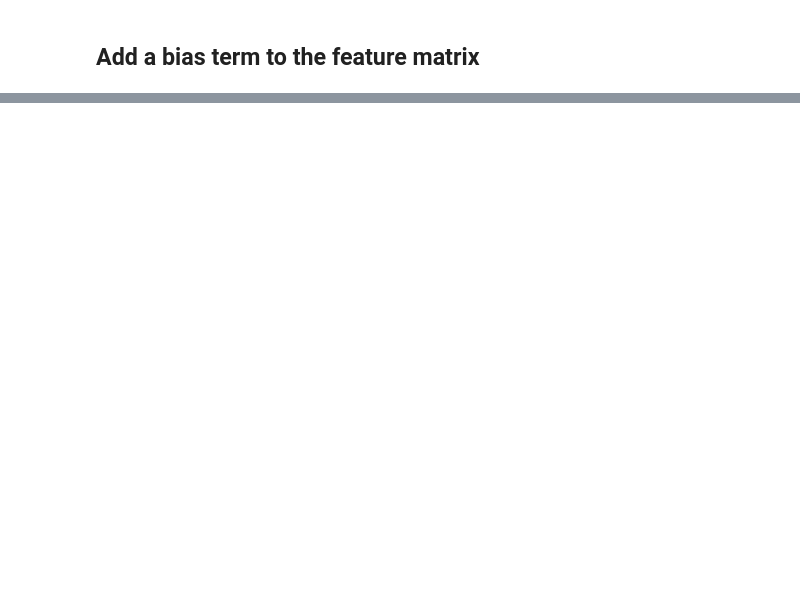
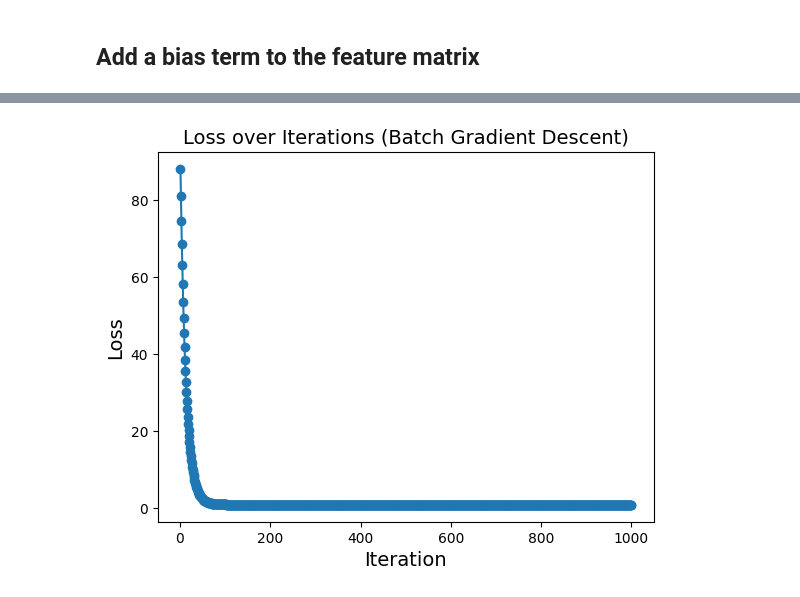
Before and after one commit to Jadhav-Sourabh/Data-Science, a Jupyter notebook: Linear-regression/linear_regression_from_scratch.ipynb, the cells around one changed output, grey strips where cells are left out. Saved outputs shown, nothing was run; the diff lists cells and outputs as text; code cells hidden in the pictures; blank space fills up the shorter version.

```diff
--- a/Linear-regression/linear_regression_from_scratch.ipynb
+++ b/Linear-regression/linear_regression_from_scratch.ipynb
@@ -93,3 +119,12 @@ Mean Squared Error: 0.9683522993097442
+# %%
+# Plot the loss values over iterations
+plt.plot(range(1, len(loss_history) + 1), loss_history, marker='o')
+plt.xlabel('Iteration', fontsize='14')
+plt.ylabel('Loss', fontsize='14')
+plt.title('Loss over Iterations (Batch Gradient Descent)', fontsize='14')
+plt.show()
+# %% [output]
+[figure, added]
 # %%
 # Visualize the results
 plt.scatter(X_test, y_test, color='black')
```
Also changed, not shown: parts of 21 cells of this notebook, 1 other file.
